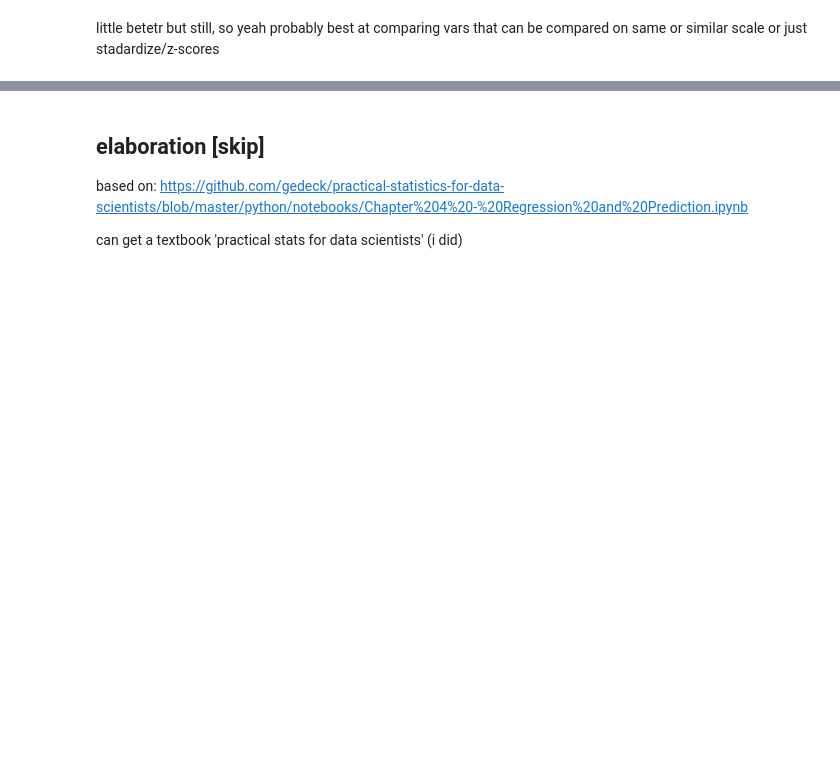
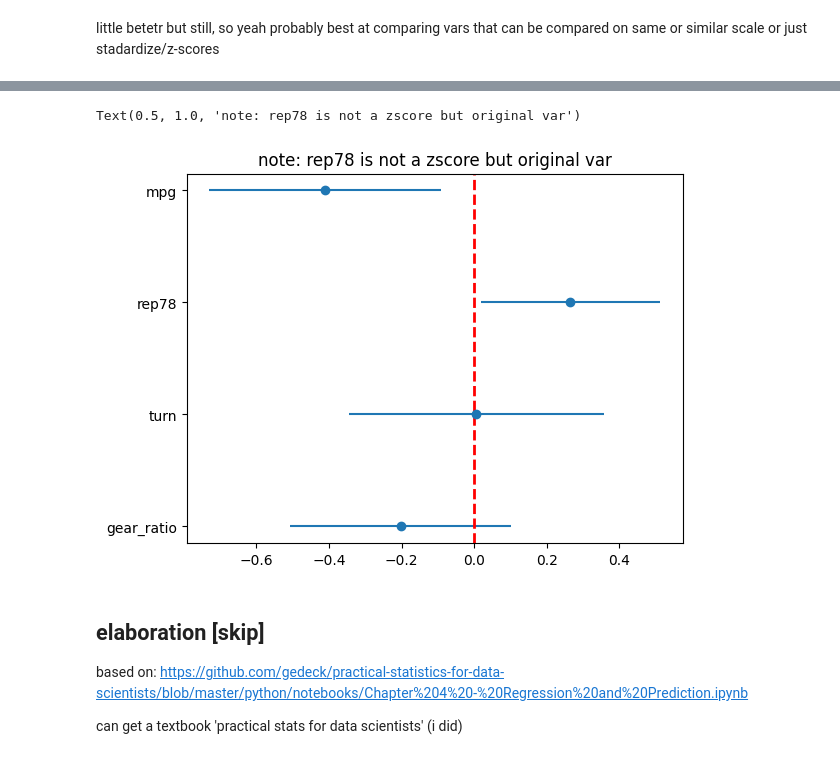
Before and after one commit to theaok/vis, a Jupyter notebook: ols.ipynb, the cells around one changed output, grey strips where cells are left out. Drawn from its saved outputs; the diff is of its cells as text; code cells hidden in the pictures; blank space fills up the shorter version.

Commit message:
added zscore

```diff
--- a/ols.ipynb
+++ b/ols.ipynb
@@ -103,0 +119,4 @@ little betetr but still, so yeah probably best at comparing vars that can be com
+# %%
+from scipy.stats import zscore
+autoZ = zscore(auto.select_dtypes(include='number'))
+autoZ.describe().round(2).T
@@ -103,0 +135,4 @@ little betetr but still, so yeah probably best at comparing vars that can be com
+# %%
+#it messed up rep78
+autoZ['rep78'] = auto['rep78']
+autoZ.describe().round(2).T
@@ -103,0 +151,3 @@ little betetr but still, so yeah probably best at comparing vars that can be com
+# %%
+result = sm.ols(formula="price ~ mpg + rep78 + turn + gear_ratio", data=autoZ).fit()
+print(result.summary())
@@ -103,0 +172,4 @@ little betetr but still, so yeah probably best at comparing vars that can be com
+# %%
+c=pd.read_html(result.summary().as_html(),header =0)[1][1:] #drop cons-ya could just skip intercept and coefs that are not super interesting and or way bigger/smaller than the most interesting ones, it would throw off the picture
+c=c.iloc[::-1]
+c
@@ -104,3 +182,15 @@ little betetr but still, so yeah probably best at comparing vars that can be com
+# %%
+c2=c
+x_error = ( c2['0.975]'] - c2['[0.025'] ) / 2
+plt.errorbar(c2.coef,c2['Unnamed: 0'],
+             xerr = x_error,
+             fmt ='o')
+plt.axvline(x=0, color='r', linestyle='--', linewidth=2)
+plt.title('note: rep78 is not a zscore but original var')
+#do put important info on graph; otherwhise likely to forget
+# %% [output]
+Text(0.5, 1.0, 'note: rep78 is not a zscore but original var')
+[figure, added]
 # %% [markdown]
 ## elaboration [skip]
 
```
Also changed, not shown: parts of 6 cells of this notebook.
